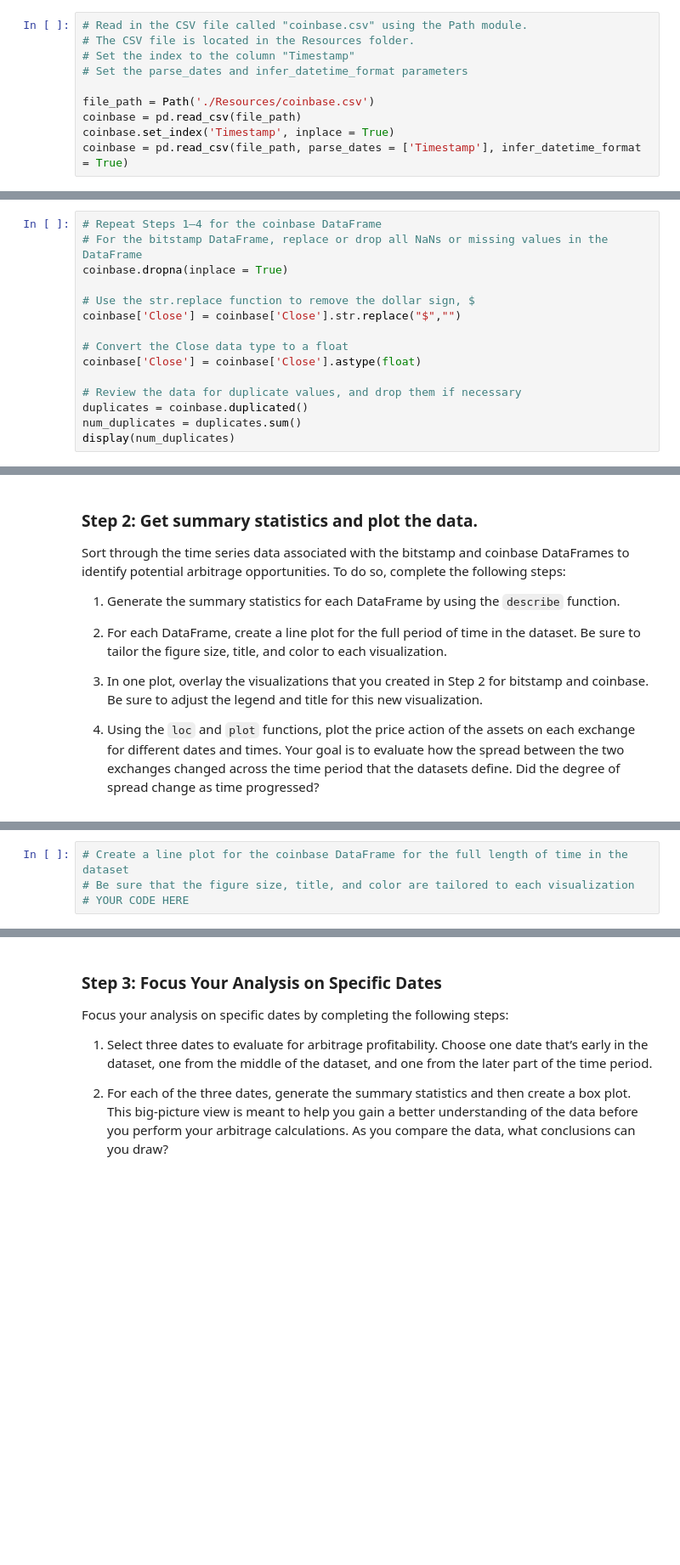
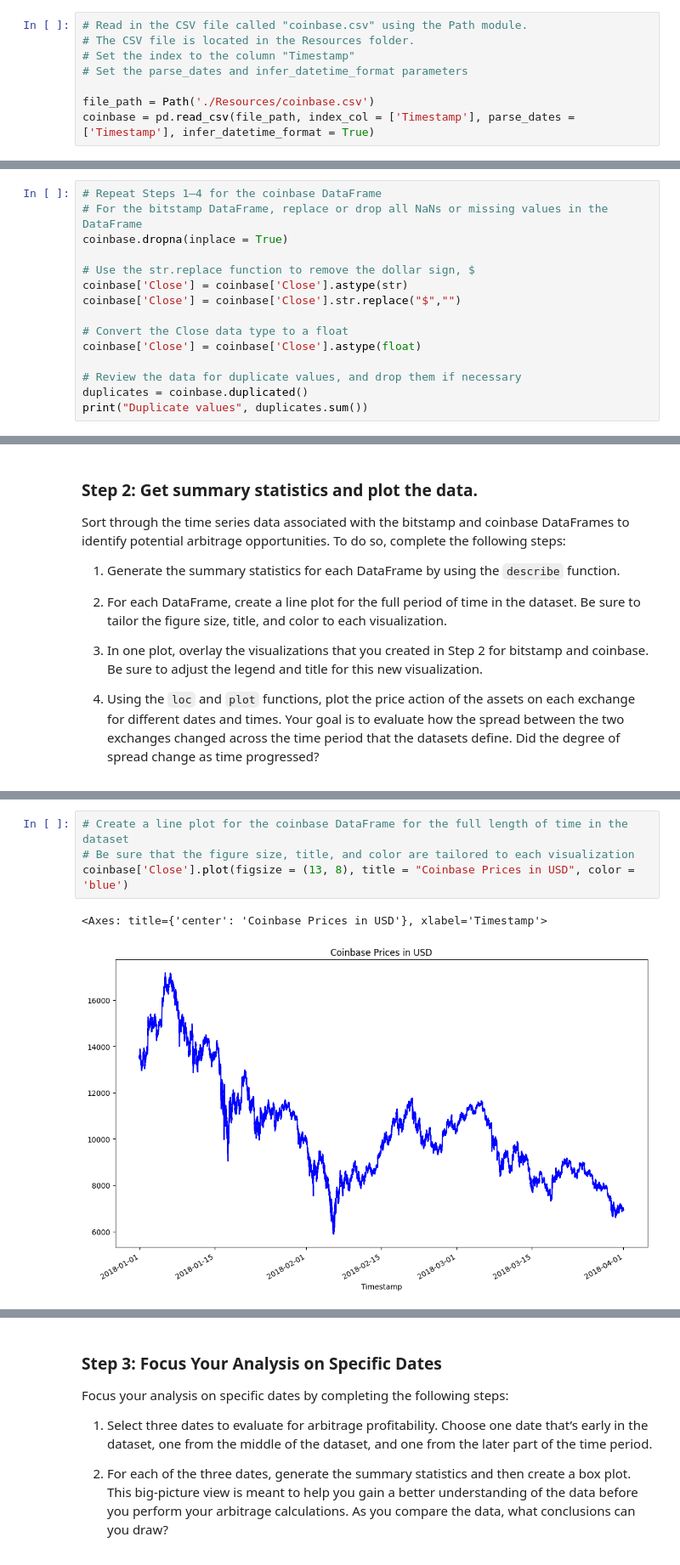
Before and after one commit to justinvalli/Challenge_3, a Jupyter notebook: Starter_Code/crypto_arbitrage.ipynb, the cells around one changed output, grey strips where cells are left out. Shown: that part at 85% size. Cells and saved outputs as stored; diff of their text form; blank space fills up the shorter version.

```diff
--- a/Starter_Code/crypto_arbitrage.ipynb
+++ b/Starter_Code/crypto_arbitrage.ipynb
@@ -90,9 +105,7 @@ Timestamp
 # Set the parse_dates and infer_datetime_format parameters
 
 file_path = Path('./Resources/coinbase.csv')
-coinbase = pd.read_csv(file_path)
-coinbase.set_index('Timestamp', inplace = True)
-coinbase = pd.read_csv(file_path, parse_dates = ['Timestamp'], infer_datetime_format = True)
+coinbase = pd.read_csv(file_path, index_col = ['Timestamp'], parse_dates = ['Timestamp'], infer_datetime_format = True)
 # %%
 # Use the head (and/or tail) function to confirm that the data was imported properly.
 display(coinbase.head)
@@ -184,6 +204,7 @@ KeyError: Index(['Timestamp'], dtype='object')
 coinbase.dropna(inplace = True)
 
 # Use the str.replace function to remove the dollar sign, $
+coinbase['Close'] = coinbase['Close'].astype(str)
 coinbase['Close'] = coinbase['Close'].str.replace("$","")
 
 # Convert the Close data type to a float
@@ -191,5 +212,4 @@ coinbase['Close'] = coinbase['Close'].astype(float)
 
 # Review the data for duplicate values, and drop them if necessary
 duplicates = coinbase.duplicated()
-num_duplicates = duplicates.sum()
-display(num_duplicates)
+print("Duplicate values", duplicates.sum())
@@ -282,7 +311,10 @@ Sort through the time series data associated with the bitstamp and coinbase Data
 # %%
 # Create a line plot for the coinbase DataFrame for the full length of time in the dataset
 # Be sure that the figure size, title, and color are tailored to each visualization
-# YOUR CODE HERE
+coinbase['Close'].plot(figsize = (13, 8), title = "Coinbase Prices in USD", color = 'blue')
+# %% [output]
+<Axes: title={'center': 'Coinbase Prices in USD'}, xlabel='Timestamp'>
+[figure, added]
 # %%
 # Overlay the visualizations for the bitstamp and coinbase DataFrames in one plot
 # The plot should visualize the prices over the full lenth of the dataset
```
Also changed, not shown: parts of 15 cells of this notebook.
